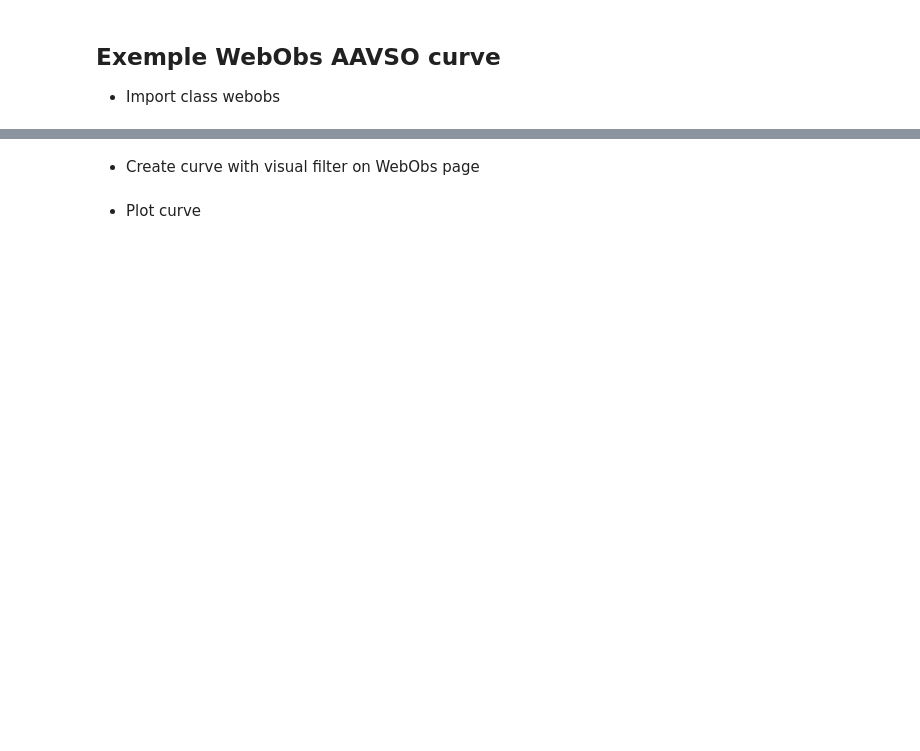
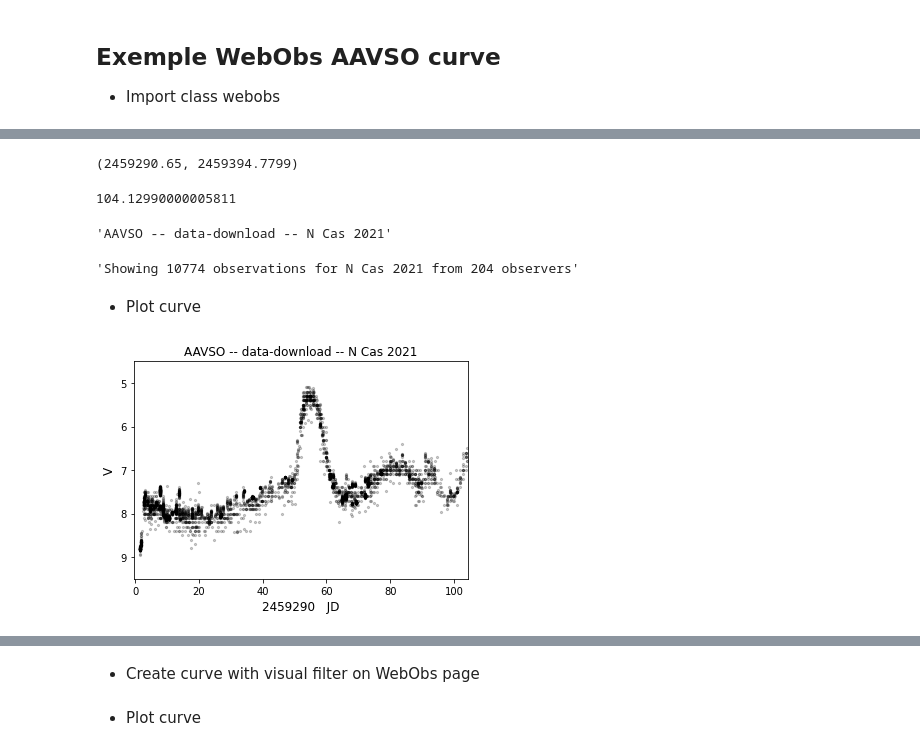
Before and after one commit to dtouzan/ciboulette, a Jupyter notebook: notebook/exemple-aavso.ipynb, the cells around one changed output, grey strips where cells are left out. Saved outputs shown, nothing was run; the diff lists cells and outputs as text; code cells hidden in the pictures; blank space fills up the shorter version.

Commit message:
update exemple AAVSO

```diff
--- a/notebook/exemple-aavso.ipynb
+++ b/notebook/exemple-aavso.ipynb
@@ -6,0 +9,2 @@ from ciboulette.aavso.webobs import WebObs
+# %%
+c = datadownload(filtername='V',fileinput='aavsodataw.csv')
@@ -6,0 +17,22 @@ from ciboulette.aavso.webobs import WebObs
+# %%
+c.JDMinMax
+# %% [output]
+(2459290.65, 2459394.7799)
+# %%
+c.period
+# %% [output]
+104.12990000005811
+# %%
+c.title
+# %% [output]
+'AAVSO -- data-download -- N Cas 2021'
+# %%
+c.comments
+# %% [output]
+'Showing 10774 observations for N Cas 2021 from 204 observers'
+# %% [markdown]
+- Plot curve
+# %%
+c.plot()
+# %% [output]
+[figure, added]
```
Also changed, not shown: parts of 14 cells of this notebook.
